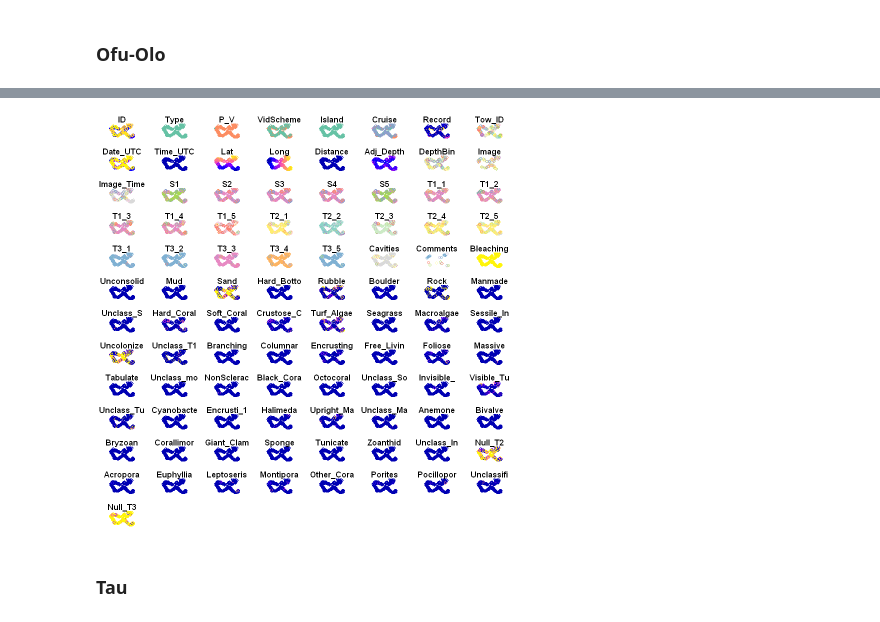
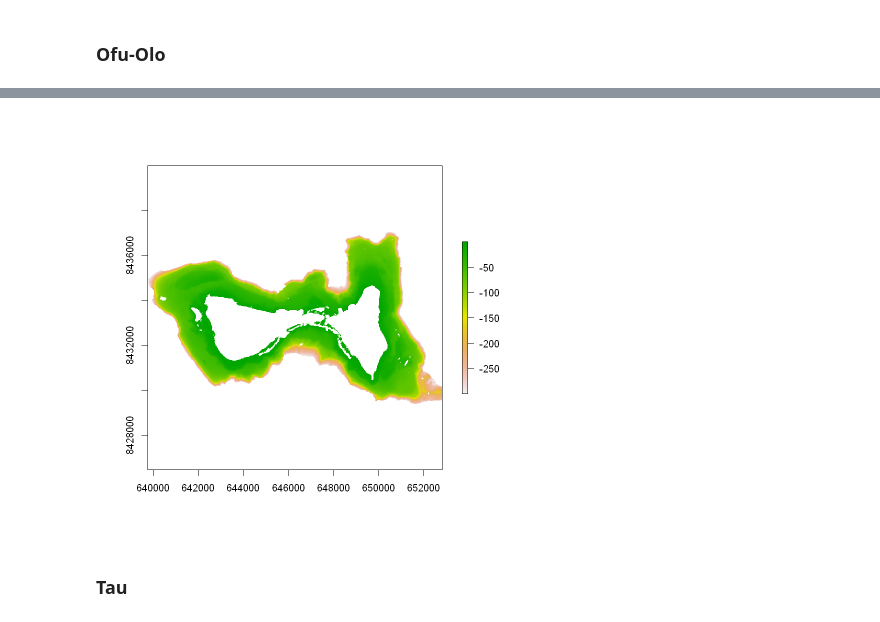
Before and after one commit to lindsayveazey/samoa-corals, a Jupyter notebook: data_wrangling.ipynb, the cells around one changed output, grey strips where cells are left out. Drawn from its saved outputs; the diff is of its cells as text; code cells hidden in the pictures.

```diff
--- a/data_wrangling.ipynb
+++ b/data_wrangling.ipynb
@@ -84,7 +82,8 @@ proj4string:    +proj=longlat +datum=WGS84 +no_defs
 # %%
-plot(oo_TOAD, max.plot=97)
+# plot(oo_TOAD, max.plot=97)
+plot(oo_bty)
 # %% [output]
-[figure, old version]
+[figure, new version]
 # %% [markdown]
 ### Tau
 # %%
```
Also changed, not shown: parts of 2 cells of this notebook.
